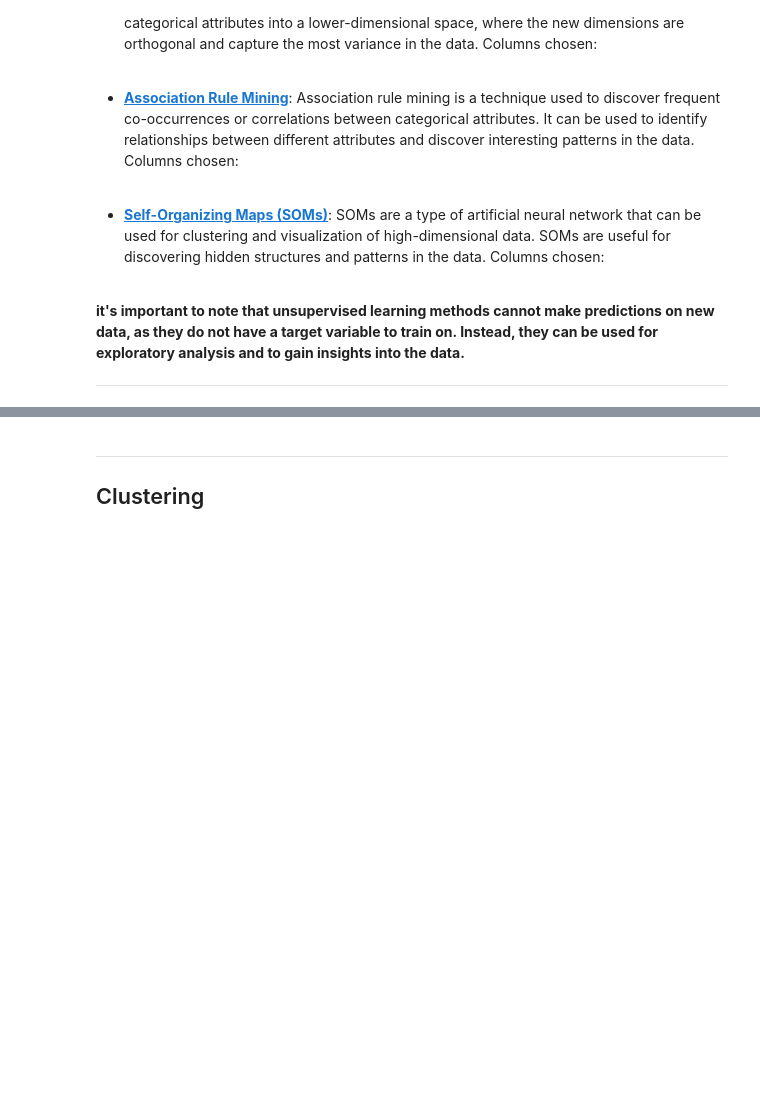
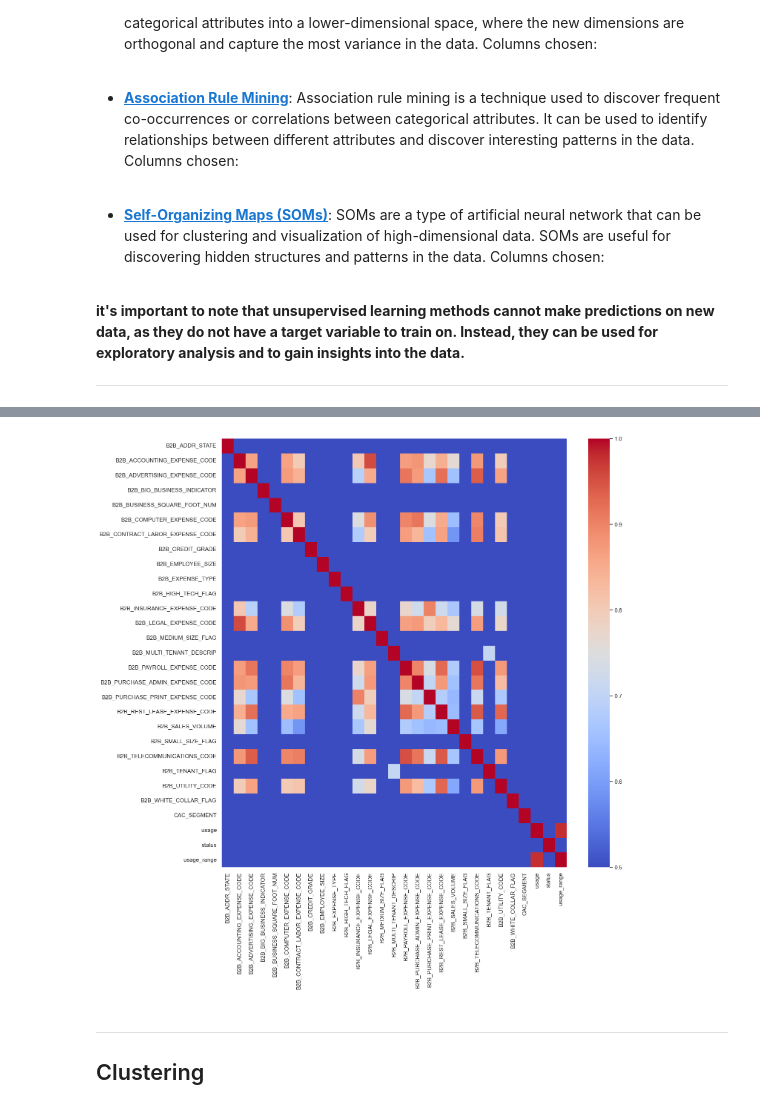
Before and after one commit to ritou344/Data-Project, a Jupyter notebook: TEST_Unsupervised Modelling.ipynb, the cells around one changed output, grey strips where cells are left out. Saved outputs shown, nothing was run; the diff lists cells and outputs as text; code cells hidden in the pictures; blank space fills up the shorter version.

```diff
--- a/TEST_Unsupervised Modelling.ipynb
+++ b/TEST_Unsupervised Modelling.ipynb
@@ -74,0 +76,13 @@ df.head(30)
+# %%
+independents = df[["unique_identifier", "B2B_ADDR_STATE", "B2B_ACCOUNTING_EXPENSE_CODE",
+                        "B2B_ADVERTISING_EXPENSE_CODE", "B2B_BIG_BUSINESS_INDICATOR",
+                        "B2B_BUSINESS_SQUARE_FOOT_NUM", "B2B_COMPUTER_EXPENSE_CODE",
+                        "B2B_CONTRACT_LABOR_EXPENSE_CODE", "B2B_CREDIT_GRADE", "B2B_EMPLOYEE_SIZE",
+                        "B2B_EXPENSE_TYPE", "B2B_HIGH_TECH_FLAG", "B2B_INSURANCE_EXPENSE_CODE", "B2B_LEGAL_EXPENSE_CODE"
+                        , "B2B_MEDIUM_SIZE_FLAG", "B2B_MULTI_TENANT_DESCRIP", "B2B_PAYROLL_EXPENSE_CODE",
+                        "B2B_PURCHASE_ADMIN_EXPENSE_CODE", "B2B_PURCHASE_PRINT_EXPENSE_CODE",
+                        "B2B_REST_LEASE_EXPENSE_CODE", "B2B_SALES_VOLUME", "B2B_SMALL_SIZE_FLAG",
+                        "B2B_TELECOMMUNICATIONS_CODE", "B2B_TENANT_FLAG", "B2B_UTILITY_CODE", "B2B_WHITE_COLLAR_FLAG",
+                        "CAC_SEGMENT", "usage", "status","usage_range"]]
+pd.set_option('display.max_columns', None)
+independents
@@ -74,0 +123,8 @@ df.head(30)
+# %%
+#label encoding data
+
+from sklearn import preprocessing
+le = preprocessing.LabelEncoder()
+
+independents.iloc[:, 2:-2] = independents.iloc[:, 2:-2].apply(le.fit_transform)
+independents
@@ -74,0 +231,7 @@ df.head(30)
+# %%
+# Heat map showing correlation among attributes
+sns.set (rc = {'figure.figsize':(15, 15)})
+sns.heatmap(independents.iloc[:,1:].corr(),cmap='coolwarm',vmin=.5)
+plt.show()
+# %% [output]
+[figure, added]
```
Also changed, not shown: parts of 29 cells of this notebook.
